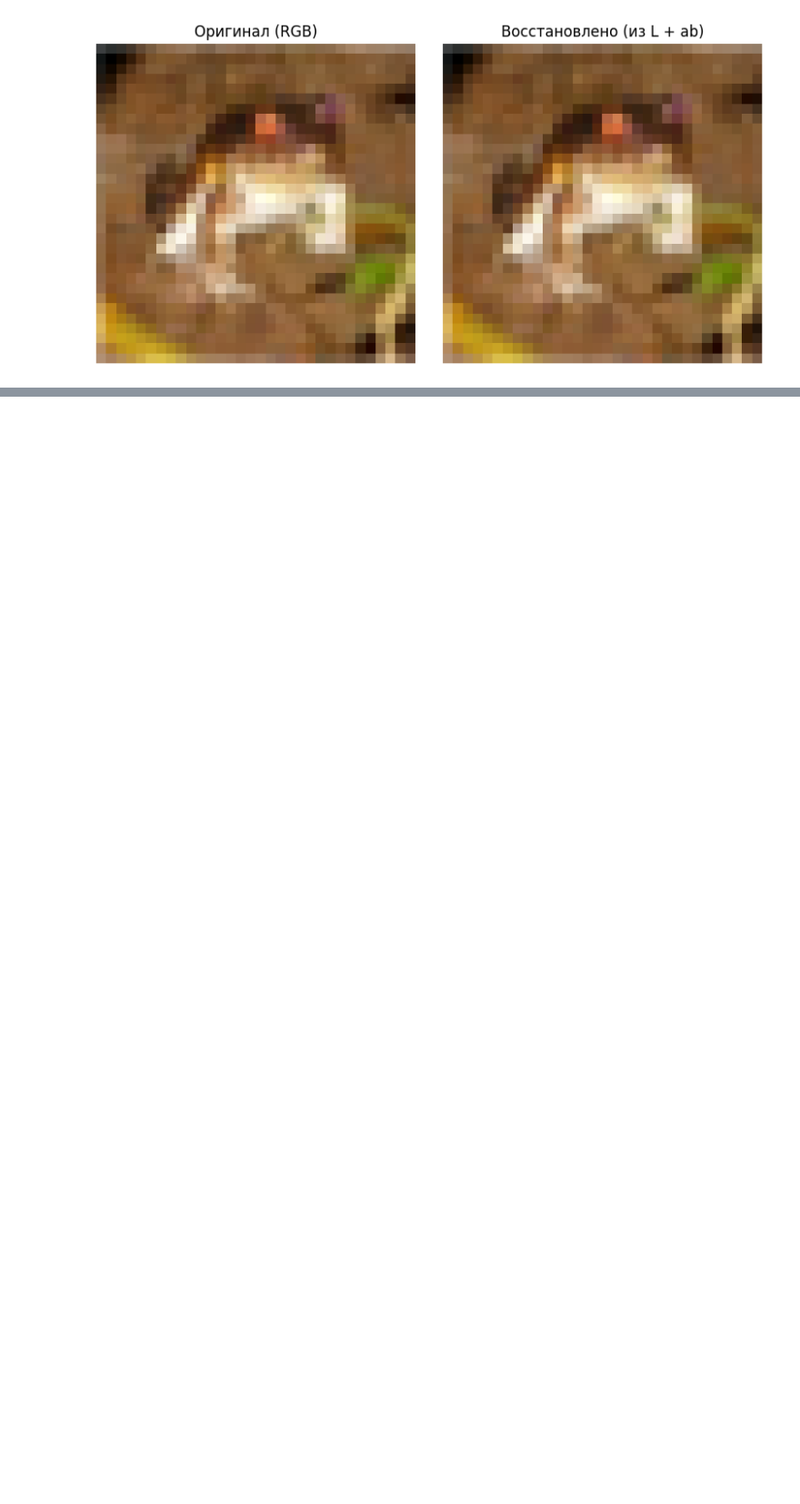
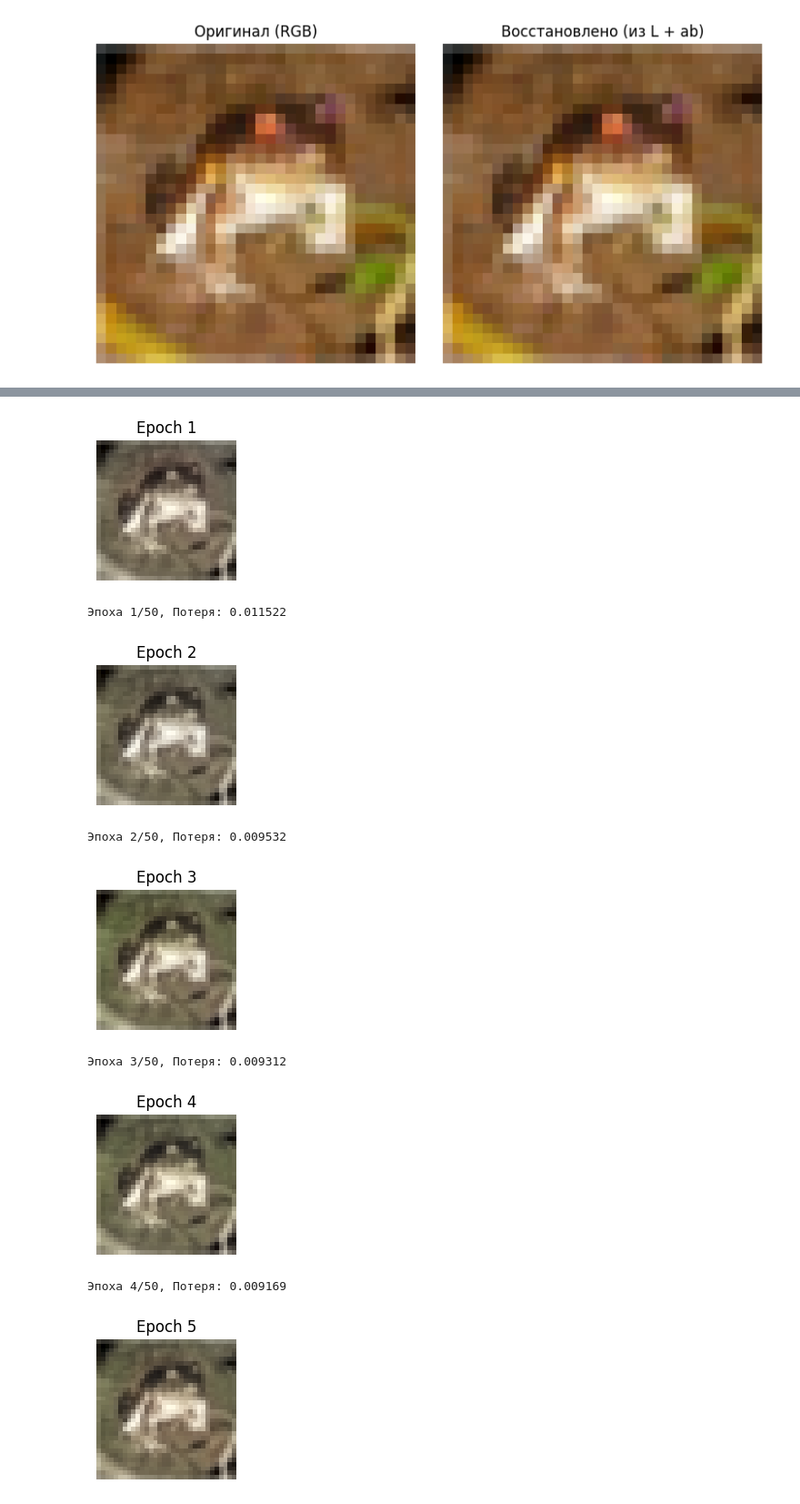
Before and after one commit to denis201520182022/colorization-project, a Jupyter notebook: colorize_and_test.ipynb, the cells around one changed output, grey strips where cells are left out. Shown at 91% size. Cells and saved outputs as stored; diff of their text form; code cells hidden in the pictures; blank space fills up the shorter version.

```diff
--- a/colorize_and_test.ipynb
+++ b/colorize_and_test.ipynb
@@ -40,7 +44,7 @@ class CIFAR10_Lab(Dataset):
 train_dataset = CIFAR10_Lab(train=True)
 test_dataset = CIFAR10_Lab(train=False)
 
-train_loader =DataLoader(train_dataset, batch_size=32, shuffle=True)
+train_loader =DataLoader(train_dataset, batch_size=32, shuffle=True, num_workers=2)
 test_loader = DataLoader(test_dataset, batch_size=32)
 # %%
 L, ab = train_dataset[0]
@@ -128,7 +157,9 @@ class ColorizationCNN(nn.Module):
 # %%
-model = ColorizationCNN().to(device)
+learning_rate = 1e-3
+num_epochs = 50
+model = SuperColorizationNet().to(device)
 
-model.load_state_dict(torch.load('colorization_weights.pth'))
-optimizer = torch.optim.Adam(model.parameters(), lr=1e-3)
-optimizer.load_state_dict(torch.load('optimizer_weights.pth'))
+#model.load_state_dict(torch.load('colorization_weights.pth'))
+optimizer = torch.optim.Adam(model.parameters(), lr=learning_rate)
+#optimizer.load_state_dict(torch.load('optimizer_weights.pth'))
 criterion = nn.MSELoss()
@@ -248,0 +166,60 @@ axs[1].axis("off")
+# %%
+fixed_L, fixed_ab = train_dataset[0]
+fixed_L = fixed_L.unsqueeze(0).to(device)
+# %%
+from tqdm import tqdm
+
+
+for epoch in range(num_epochs):
+  model.train()
+  running_loss = 0.0
+  loop = tqdm(train_loader, desc=f"Эпоха [{epoch+1}/{num_epochs}]", leave=False)
+  for L, ab in loop:
+
+    L, ab = L.to(device), ab.to(device)
+    optimizer.zero_grad()
+    output = model(L)
+    loss = criterion(output, ab)
+
+
+    loss.backward()
+    optimizer.step()
+
+    running_loss += loss.item()
+    loop.set_postfix(loss=loss.item())
+
+  model.eval()  # Переводим модель в режим оценки (без обучения)
+  with torch.no_grad():  # Не считаем градиенты, чтобы сэкономить память
+    output_ab = model(fixed_L)  # Предсказание ab-каналов
+
+
+  L_np = fixed_L.squeeze(0).squeeze(0).cpu().numpy() * 100  # (32,32)
+  ab_np = output_ab.squeeze(0).cpu().numpy() * 128  # (2,32,32)
+  ab_np = ab_np.transpose(1, 2, 0)  # (32,32,2)
+
+  # Собираем обратно LAB картинку
+  lab_img = np.zeros((32, 32, 3), dtype=np.float32)
+  lab_img[:, :, 0] = L_np
+  lab_img[:, :, 1:] = ab_np
+
+  # Переводим LAB -> RGB
+  rgb_img = lab2rgb(lab_img)
+
+  # Рисуем
+  plt.figure(figsize=(2, 2))
+  plt.imshow(rgb_img)
+  plt.title(f"Epoch {epoch+1}")
+  plt.axis('off')
+  plt.show()
+  avg_loss = running_loss / len(train_loader)
+  print(f"Эпоха {epoch+1}/{num_epochs}, Потеря: {avg_loss:.6f}")
+# %% [output]
+[figure, added]
+Эпоха 1/50, Потеря: 0.011522
+[figure, added]
+Эпоха 2/50, Потеря: 0.009532
+[figure, added]
+Эпоха 3/50, Потеря: 0.009312
+[figure, added]
+Эпоха 4/50, Потеря: 0.009169
+[figure, added]
```
Also changed, not shown: parts of 12 cells of this notebook.
